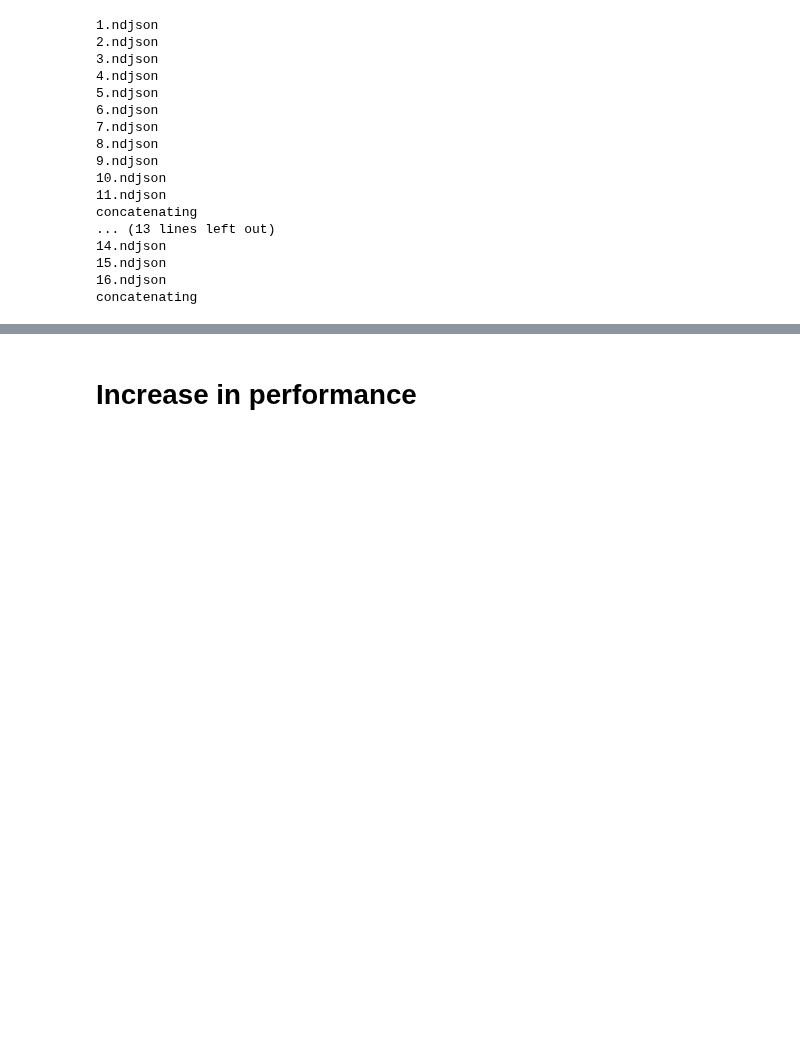
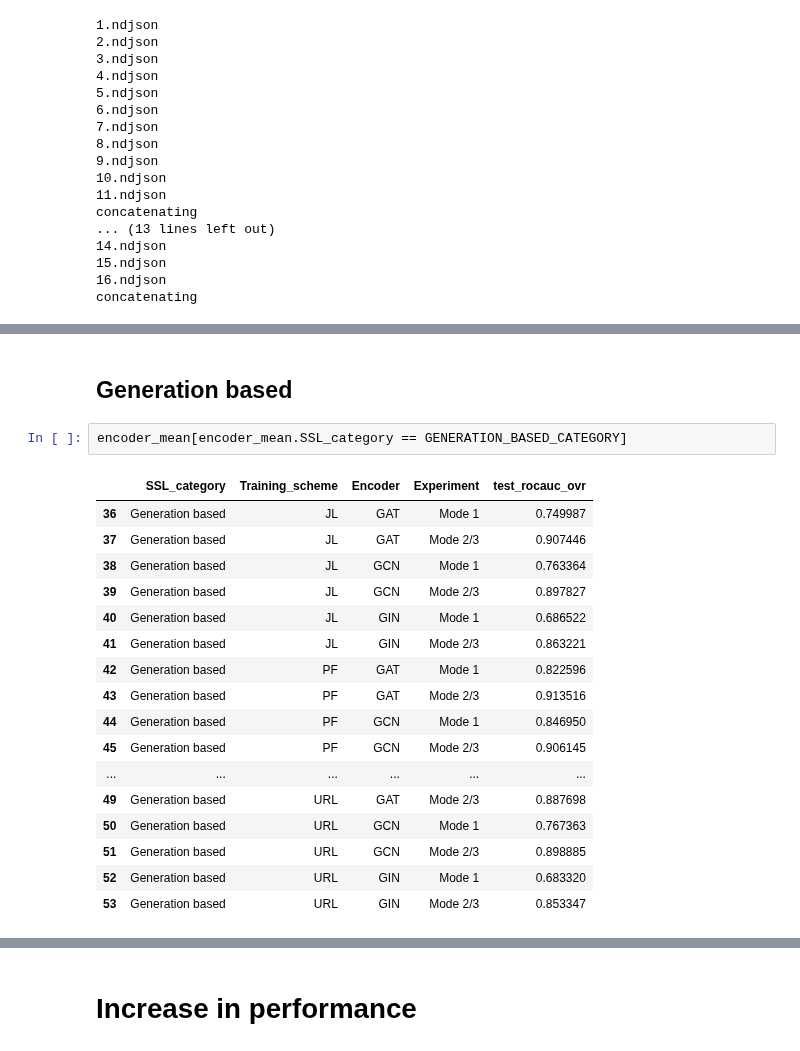
Before and after one commit to ITU-Thesis/graphworld, a Jupyter notebook: evaluation/global_analysis.ipynb, the cells around one changed output, grey strips where cells are left out. Drawn from its saved outputs; the diff is of its cells as text; blank space fills up the shorter version.

```diff
--- a/evaluation/global_analysis.ipynb
+++ b/evaluation/global_analysis.ipynb
@@ -94,0 +149,22 @@ df_ssl
+# %% [markdown]
+## Generation based
+# %%
+encoder_mean[encoder_mean.SSL_category == GENERATION_BASED_CATEGORY]
+# %% [output]
+|  | SSL_category | Training_scheme | Encoder | Experiment | test_rocauc_ovr |
+| 36 | Generation based | JL | GAT | Mode 1 | 0.749987 |
+| 37 | Generation based | JL | GAT | Mode 2/3 | 0.907446 |
+| 38 | Generation based | JL | GCN | Mode 1 | 0.763364 |
+| 39 | Generation based | JL | GCN | Mode 2/3 | 0.897827 |
+| 40 | Generation based | JL | GIN | Mode 1 | 0.686522 |
+| 41 | Generation based | JL | GIN | Mode 2/3 | 0.863221 |
+| 42 | Generation based | PF | GAT | Mode 1 | 0.822596 |
+| 43 | Generation based | PF | GAT | Mode 2/3 | 0.913516 |
+| 44 | Generation based | PF | GCN | Mode 1 | 0.846950 |
+| 45 | Generation based | PF | GCN | Mode 2/3 | 0.906145 |
+| ... | ... | ... | ... | ... | ... |
+| 49 | Generation based | URL | GAT | Mode 2/3 | 0.887698 |
+| 50 | Generation based | URL | GCN | Mode 1 | 0.767363 |
+| 51 | Generation based | URL | GCN | Mode 2/3 | 0.898885 |
+| 52 | Generation based | URL | GIN | Mode 1 | 0.683320 |
+| 53 | Generation based | URL | GIN | Mode 2/3 | 0.853347 |
```
Also changed, not shown: parts of 21 cells of this notebook, 3 other files.
